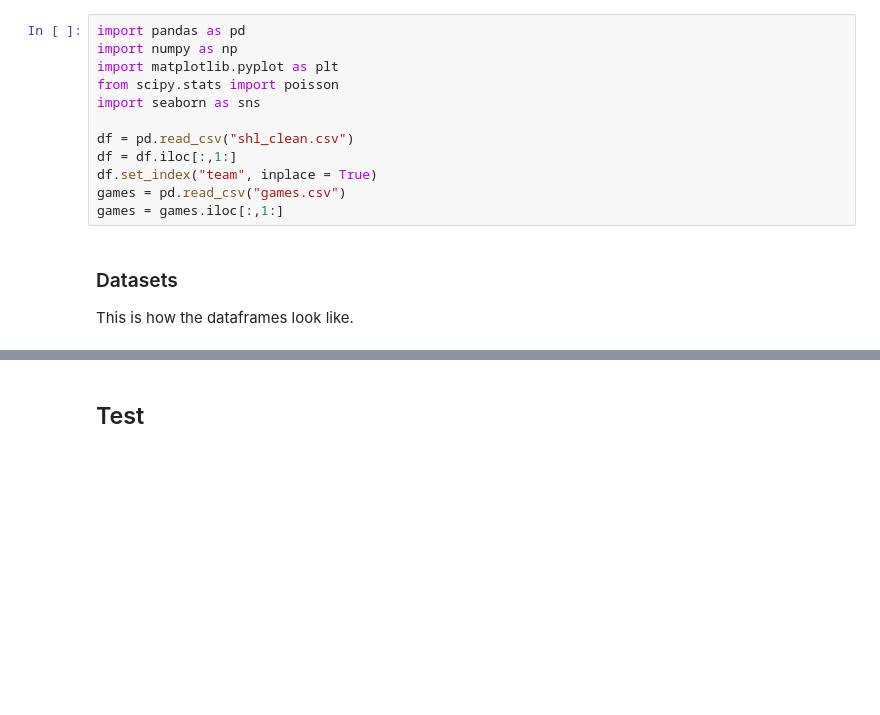
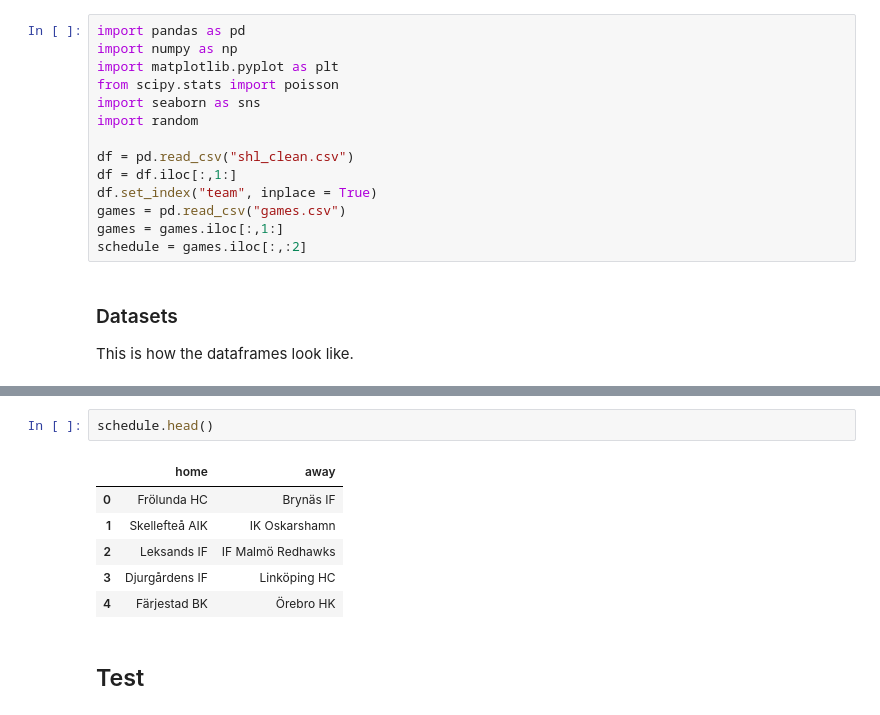
Before and after one commit to tlondahl/SHL_Predictions, a Jupyter notebook: SHL 19/Predictions.ipynb, the cells around one changed output, grey strips where cells are left out. Cells and saved outputs as stored; diff of their text form; blank space fills up the shorter version.

```diff
--- a/SHL 19/Predictions.ipynb
+++ b/SHL 19/Predictions.ipynb
@@ -14,12 +14,14 @@ import numpy as np
 import matplotlib.pyplot as plt
 from scipy.stats import poisson
 import seaborn as sns
+import random
 
 df = pd.read_csv("shl_clean.csv")
 df = df.iloc[:,1:]
 df.set_index("team", inplace = True)
 games = pd.read_csv("games.csv")
 games = games.iloc[:,1:]
+schedule = games.iloc[:,:2]
 # %% [markdown]
 ### Datasets
 
@@ -46,3 +48,12 @@ games.head()
+# %%
+schedule.head()
+# %% [output]
+|  | home | away |
+| 0 | Frölunda HC | Brynäs IF |
+| 1 | Skellefteå AIK | IK Oskarshamn |
+| 2 | Leksands IF | IF Malmö Redhawks |
+| 3 | Djurgårdens IF | Linköping HC |
+| 4 | Färjestad BK | Örebro HK |
 # %% [markdown]
 ## Test
 # %% [markdown]
```
Also changed, not shown: parts of 23 cells of this notebook.
